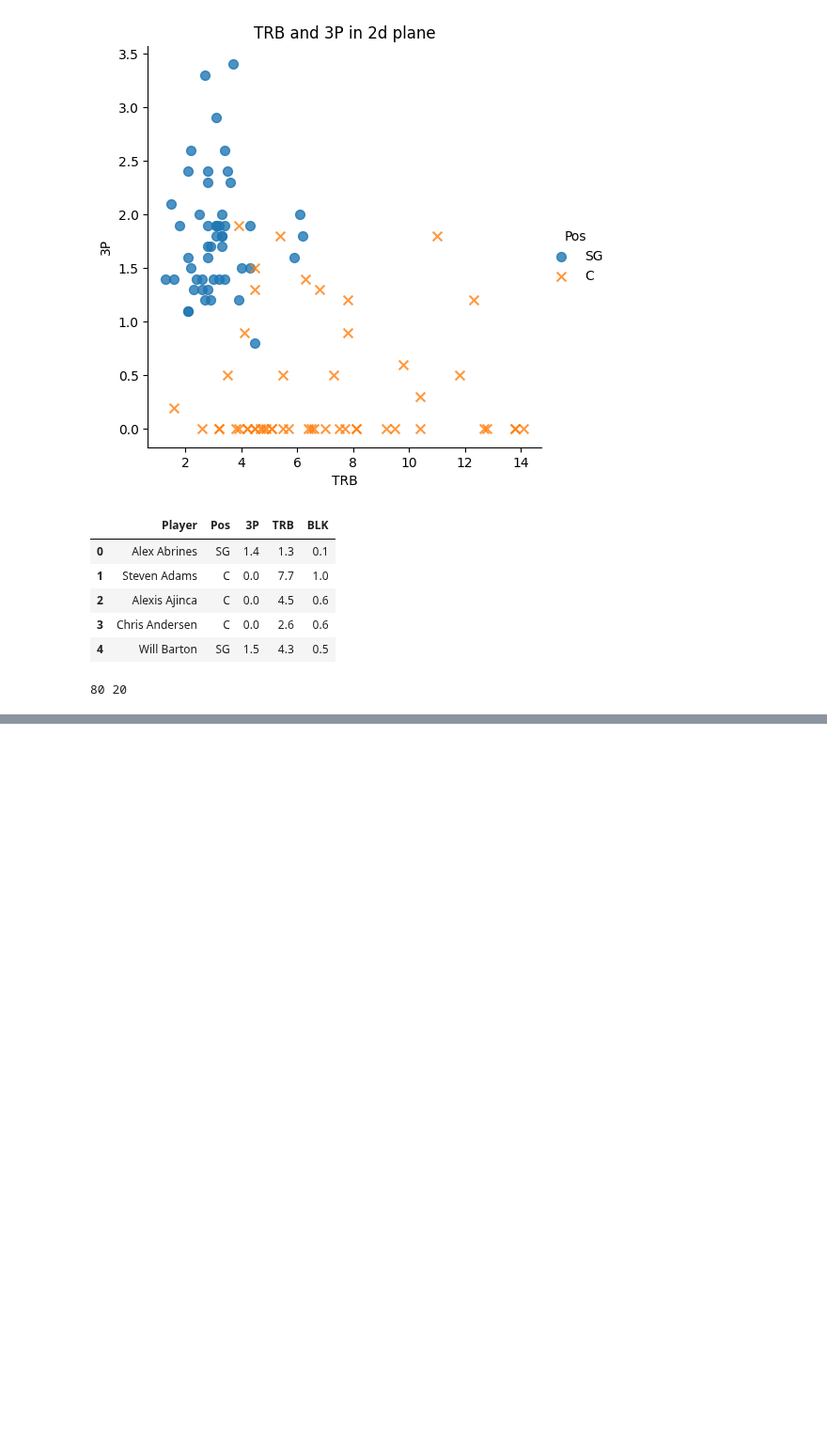
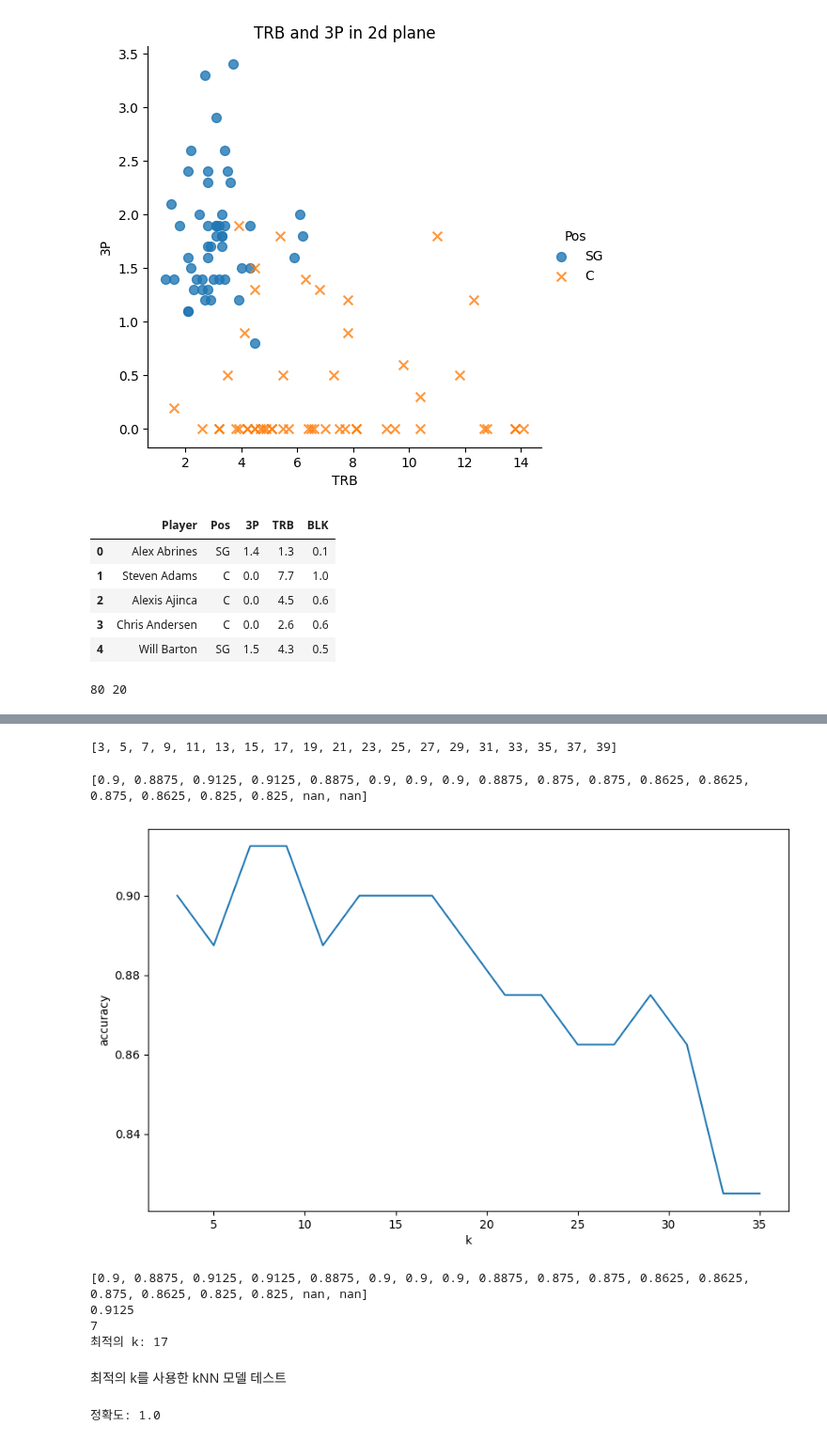
Before and after one commit to hanmin-oh/PythonClass, a Jupyter notebook: 04_machineLearning/workspace/11_kNN(k_Nearest_Neighbor).ipynb, the cells around one changed output, grey strips where cells are left out. Shown at 94% size. Saved outputs shown, nothing was run; the diff lists cells and outputs as text; code cells hidden in the pictures; blank space fills up the shorter version.

```diff
--- a/04_machineLearning/workspace/11_kNN(k_Nearest_Neighbor).ipynb
+++ b/04_machineLearning/workspace/11_kNN(k_Nearest_Neighbor).ipynb
@@ -94,3 +94,71 @@ sklearn 라이브러리의 cross_val_score() 함수로 k-fold 교차 검증을
 k-fold 교차 검증은 기존 데이터를 k개로 나눠서 k번 정확도를 검증하는 방법이다.
 
 <img src='./images/k-fold.png' align='left'>
+# %%
+# 최적의 k를 찾기위해 교차 검증을 수행할 k의 범위를 3부터 학습 데이터 개수의 절반까지 홀수로 지정한다.
+k_list = []
+for i in range(3, train.shape[0] // 2, 2):
+    k_list.append(i)
+print(k_list)
+# %% [output]
+[3, 5, 7, 9, 11, 13, 15, 17, 19, 21, 23, 25, 27, 29, 31, 33, 35, 37, 39]
+# %%
+# 각각의 k별 10-fold 교차 검증 결과의 평균을 기억할 빈 리스트를 선언한다.
+cross_validation_scores = []
+# train_test_split() 함수로 분리한 학습 데이터에서 학습에 사용할 데이터(피쳐)를 저장한다.
+x_train = train[['3P', 'TRB', 'BLK']]
+# train_test_split() 함수로 분리한 학습 데이터에서 학습 결과로 사용할 데이터(라벨, 타겟)를 저장한다.
+y_train = train['Pos'] # 실제값
+# %%
+# 10-fold 교차 검증을 각 k값을 대상으로 실행해서 검증 결과를 저장한다.
+for k in k_list[:]:
+    # KNeighborsClassifier() 함수의 n_neighbors 속성에 kNN 모델에서 사용할 이웃의 개수를 지정해 kNN 모델을 만든다.
+    knn = KNeighborsClassifier(n_neighbors=k)
+    # 학습에 따른 결과는 1차원 형태로 지정해야 하므로 values.ravel()를 사용해서 1차원으로 변경한다.
+    scores = cross_val_score(knn, x_train, y_train.values.ravel(), scoring='accuracy', cv=10)
+    cross_validation_scores.append(scores.mean())
+    # print('k: {}, scores: {}, mean: {}'.format(k, scores, scores.mean()))
+# %%
+print(cross_validation_scores)
+# %% [output]
+[0.9, 0.8875, 0.9125, 0.9125, 0.8875, 0.9, 0.9, 0.9, 0.8875, 0.875, 0.875, 0.8625, 0.8625, 0.875, 0.8625, 0.825, 0.825, nan, nan]
+# %%
+plt.figure(figsize=[10, 6])
+plt.plot(k_list, cross_validation_scores)
+plt.xlabel('k')
+plt.ylabel('accuracy')
+plt.show()
+# %% [output]
+[figure, added]
+# %%
+# 예측율이 가장 높은 k를 선정한다.
+print(cross_validation_scores)
+print(max(cross_validation_scores))
+optimal_k = k_list[cross_validation_scores.index(max(cross_validation_scores))]
+print(optimal_k)
+print('최적의 k: {}'.format(k_list[optimal_k]))
+# %% [output]
+[0.9, 0.8875, 0.9125, 0.9125, 0.8875, 0.9, 0.9, 0.9, 0.8875, 0.875, 0.875, 0.8625, 0.8625, 0.875, 0.8625, 0.825, 0.825, nan, nan]
+0.9125
+7
+최적의 k: 17
+# %% [markdown]
+최적의 k를 사용한 kNN 모델 테스트
+# %%
+# 분별력이 있다고 판단된 3점슛(3P), 블로킹(BLK), 리바운드(TRB) 속성으로 모델을 학습시킨 후 테스트를 진행한다.
+knn = KNeighborsClassifier(n_neighbors=optimal_k)
+# 학습에 사용할 속성과 결과를 지정한다.
+x_train = train[['3P', 'TRB', 'BLK']]
+y_train = train['Pos']
+# 모델을 학습시킨다.
+knn.fit(x_train, y_train.values.ravel())
+
+# 테스트에 사용할 속성과 결과를 지정한다.
+x_test = test[['3P', 'TRB', 'BLK']]
+y_test = test['Pos']
+
+# 테스트를 실행(예측)하고 정확도를 계산한다.
+predict = knn.predict(x_test)
+print('정확도: {}'.format(accuracy_score(y_test.values.ravel(), predict)))
+# %% [output]
+정확도: 1.0
```
Also changed, not shown: parts of 5 cells of this notebook, 9 other files.
